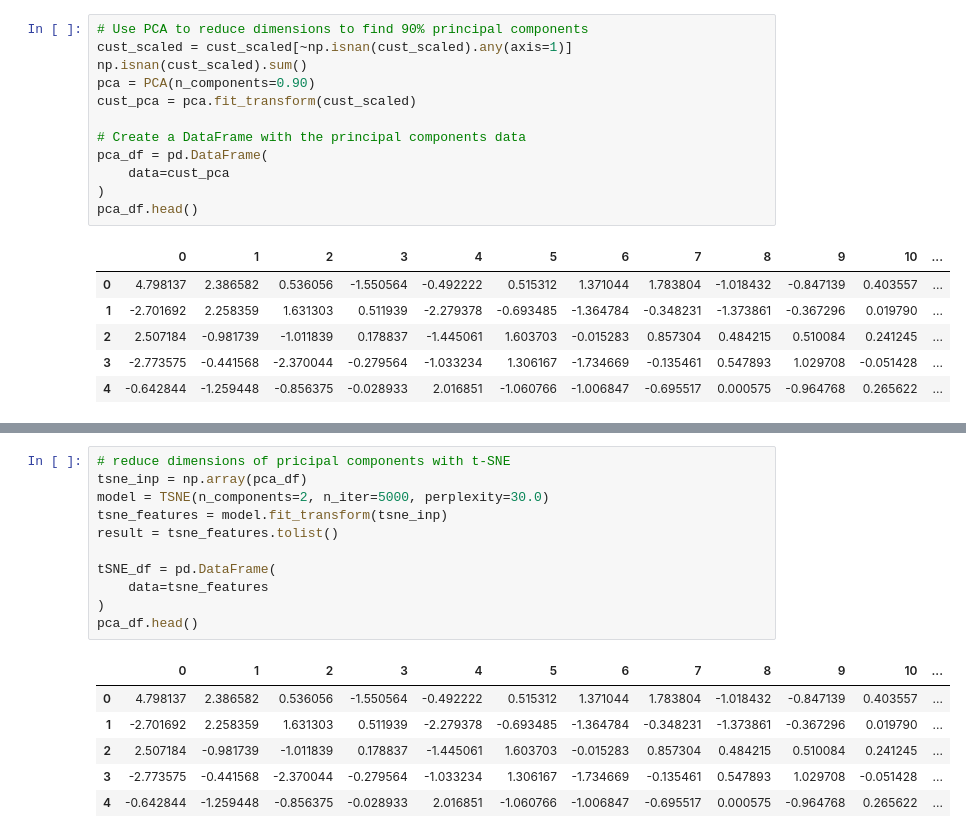
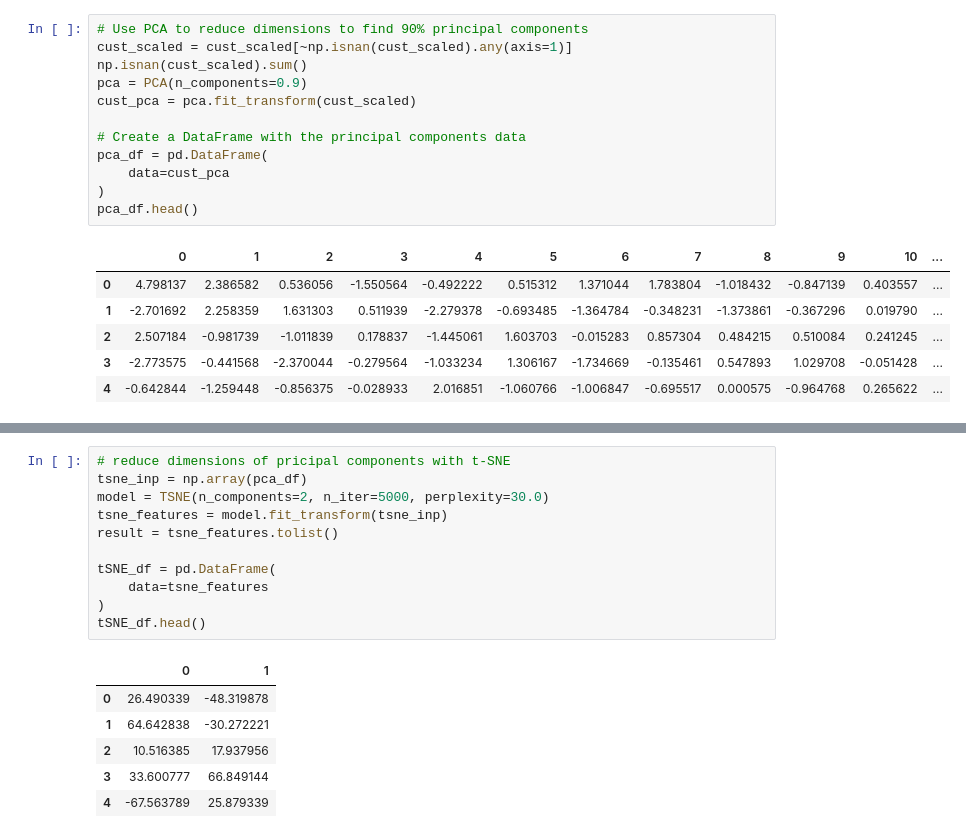
Before and after one commit to mehdirahman007/ml-masters, a Jupyter notebook: CustomerSegmentation.ipynb, the cells around one changed output, grey strips where cells are left out. Cells and saved outputs as stored; diff of their text form.

```diff
--- a/CustomerSegmentation.ipynb
+++ b/CustomerSegmentation.ipynb
@@ -230,7 +242,7 @@ print(cust_scaled[0:1])
 # Use PCA to reduce dimensions to find 90% principal components
 cust_scaled = cust_scaled[~np.isnan(cust_scaled).any(axis=1)]
 np.isnan(cust_scaled).sum()
-pca = PCA(n_components=0.90)
+pca = PCA(n_components=0.9)
 cust_pca = pca.fit_transform(cust_scaled)
 
 # Create a DataFrame with the principal components data
@@ -248,21 +271,21 @@ pca_df.head()
 # %%
 # reduce dimensions of pricipal components with t-SNE
 tsne_inp = np.array(pca_df)
 model = TSNE(n_components=2, n_iter=5000, perplexity=30.0)
 tsne_features = model.fit_transform(tsne_inp)
 result = tsne_features.tolist()
 
 tSNE_df = pd.DataFrame(
     data=tsne_features
 )
-pca_df.head()
+tSNE_df.head()
 # %% [output]
-|  | 0 | 1 | 2 | 3 | 4 | 5 | 6 | 7 | 8 | 9 | 10 | ... |
-| 0 | 4.798137 | 2.386582 | 0.536056 | -1.550564 | -0.492222 | 0.515312 | 1.371044 | 1.783804 | -1.018432 | -0.847139 | 0.403557 | ... |
-| 1 | -2.701692 | 2.258359 | 1.631303 | 0.511939 | -2.279378 | -0.693485 | -1.364784 | -0.348231 | -1.373861 | -0.367296 | 0.019790 | ... |
-| 2 | 2.507184 | -0.981739 | -1.011839 | 0.178837 | -1.445061 | 1.603703 | -0.015283 | 0.857304 | 0.484215 | 0.510084 | 0.241245 | ... |
-| 3 | -2.773575 | -0.441568 | -2.370044 | -0.279564 | -1.033234 | 1.306167 | -1.734669 | -0.135461 | 0.547893 | 1.029708 | -0.051428 | ... |
-| 4 | -0.642844 | -1.259448 | -0.856375 | -0.028933 | 2.016851 | -1.060766 | -1.006847 | -0.695517 | 0.000575 | -0.964768 | 0.265622 | ... |
+|  | 0 | 1 |
+| 0 | 26.490339 | -48.319878 |
+| 1 | 64.642838 | -30.272221 |
+| 2 | 10.516385 | 17.937956 |
+| 3 | 33.600777 | 66.849144 |
+| 4 | -67.563789 | 25.879339 |
 # %%
 # Create a scatterplot of the t-SNE results
 sns.scatterplot(x=tsne_features.T[0], y=tsne_features.T[1])
```
Also changed, not shown: parts of 14 cells of this notebook.
